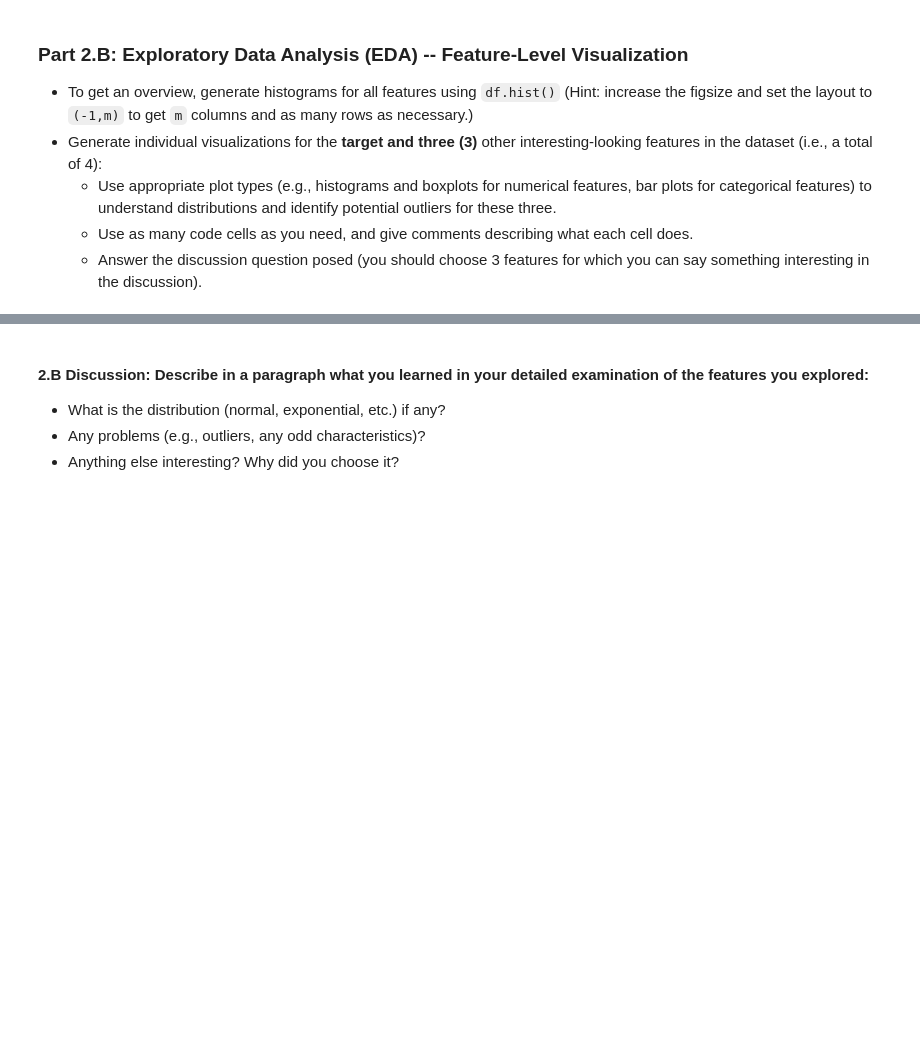
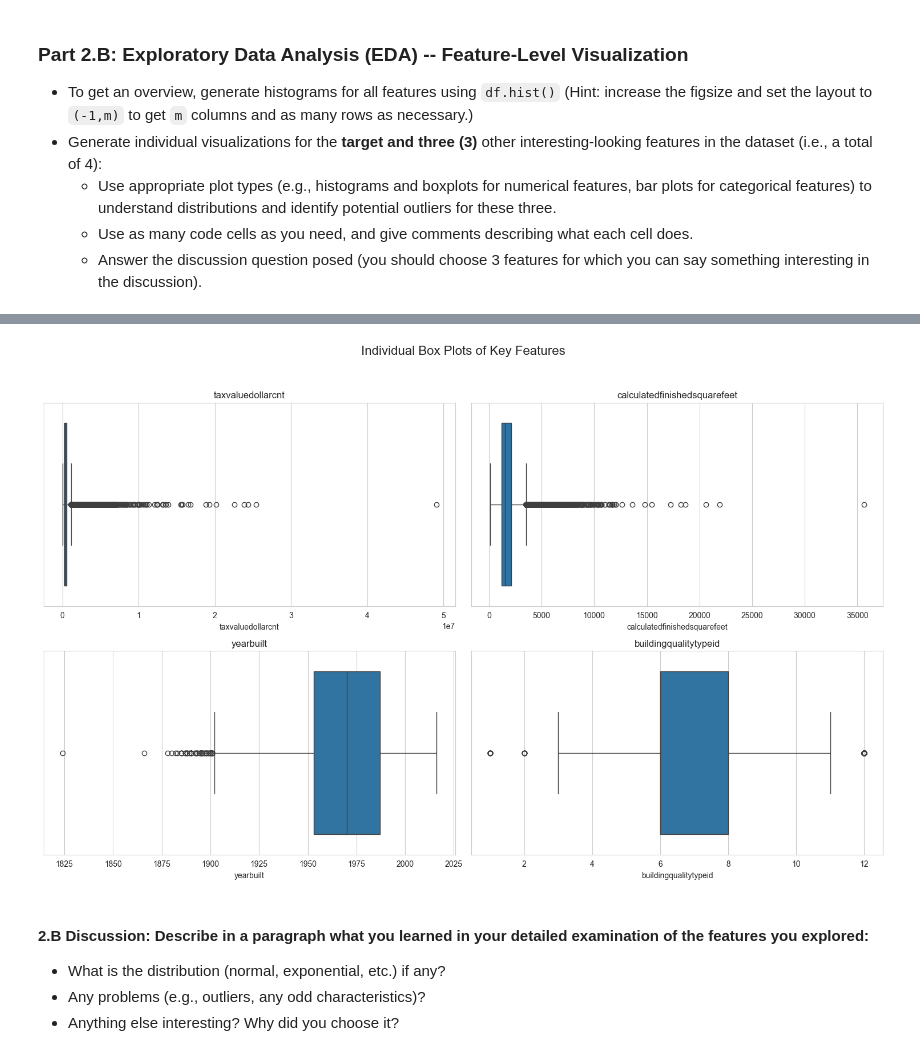
Before and after one commit to abcbbong/Module-3-Assignments, a Jupyter notebook: Milestone_01.ipynb, the cells around one changed output, grey strips where cells are left out. Drawn from its saved outputs; the diff is of its cells as text; code cells hidden in the pictures; blank space fills up the shorter version.

```diff
--- a/Milestone_01.ipynb
+++ b/Milestone_01.ipynb
@@ -172,3 +506,16 @@ Hint: Just use `.head()`, `.info()`, and `.nunique()`.
+# %%
+fig, axes = plt.subplots(2, 2, figsize=(15, 10))
+fig.suptitle('Individual Box Plots of Key Features', fontsize=16)
+sns.boxplot(data=df, x=features_to_plot[0], ax=axes[0, 0]).set_title(features_to_plot[0])
+sns.boxplot(data=df, x=features_to_plot[1], ax=axes[0, 1]).set_title(features_to_plot[1])
+sns.boxplot(data=df, x=features_to_plot[2], ax=axes[1, 0]).set_title(features_to_plot[2])
+sns.boxplot(data=df, x=features_to_plot[3], ax=axes[1, 1]).set_title(features_to_plot[3])
+
+
+plt.tight_layout(rect=[0, 0.03, 1, 0.95])
+plt.show()
+# %% [output]
+[figure, added]
 # %% [markdown]
 #### **2.B Discussion:** Describe in a paragraph what you learned in your detailed examination of the features you explored:
 - What is the distribution (normal, exponential, etc.) if any?
```
Also changed, not shown: parts of 47 cells of this notebook.
